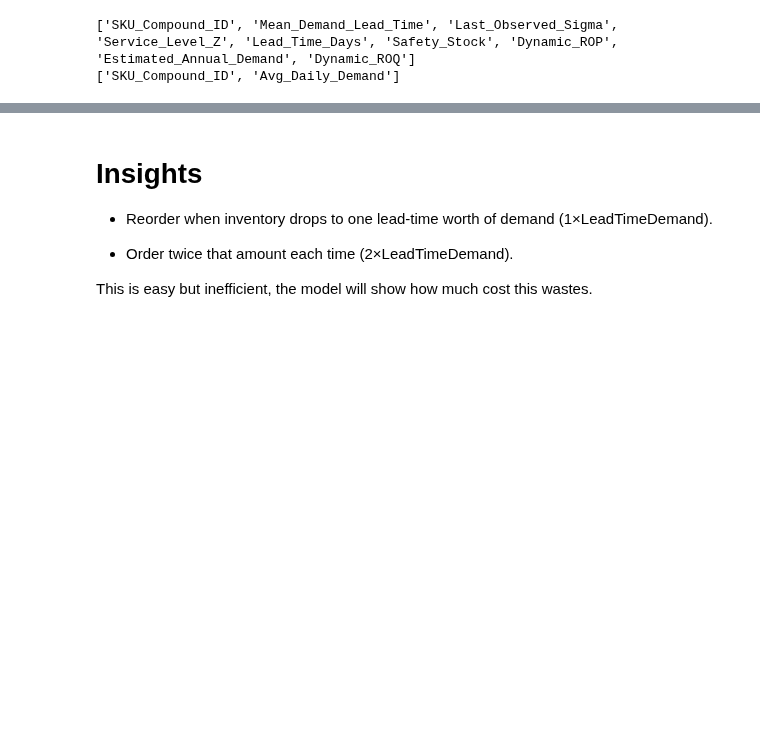
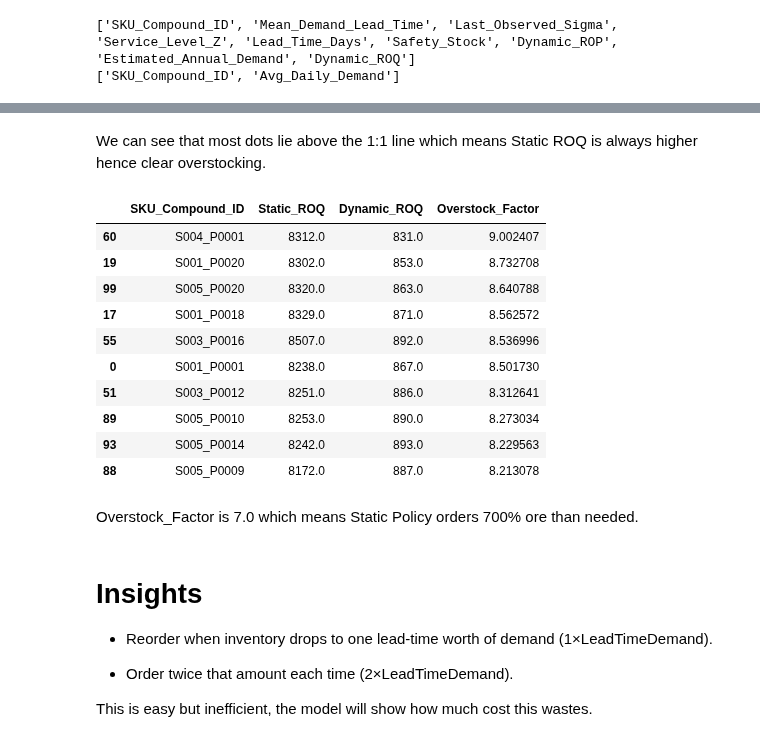
Before and after one commit to Brendatracy-miriti/Inventory_reorder_system, a Jupyter notebook: Notebook/inventory_reorder_system.ipynb, the cells around one changed output, grey strips where cells are left out. Cells and saved outputs as stored; diff of their text form; code cells hidden in the pictures; blank space fills up the shorter version.

```diff
--- a/Notebook/inventory_reorder_system.ipynb
+++ b/Notebook/inventory_reorder_system.ipynb
@@ -309,3 +382,25 @@ future_forecast_data['Static_ROQ'] = (future_forecast_data['Avg_Daily_Demand'] *
+# %% [markdown]
+We can see that most dots lie above the 1:1 line which means Static ROQ is always higher  hence clear overstocking.
+# %%
+# Identify Top 10 Overstocked SKUs based on Static vs Dynamic ROQ
+future_forecast_data['Overstock_Factor'] = (future_forecast_data['Static_ROQ'] - future_forecast_data['Dynamic_ROQ']) / future_forecast_data['Dynamic_ROQ']
+
+top_overstocked = future_forecast_data.sort_values('Overstock_Factor', ascending=False).head(10)
+top_overstocked[['SKU_Compound_ID', 'Static_ROQ', 'Dynamic_ROQ', 'Overstock_Factor']]
+# %% [output]
+|  | SKU_Compound_ID | Static_ROQ | Dynamic_ROQ | Overstock_Factor |
+| 60 | S004_P0001 | 8312.0 | 831.0 | 9.002407 |
+| 19 | S001_P0020 | 8302.0 | 853.0 | 8.732708 |
+| 99 | S005_P0020 | 8320.0 | 863.0 | 8.640788 |
+| 17 | S001_P0018 | 8329.0 | 871.0 | 8.562572 |
+| 55 | S003_P0016 | 8507.0 | 892.0 | 8.536996 |
+| 0 | S001_P0001 | 8238.0 | 867.0 | 8.501730 |
+| 51 | S003_P0012 | 8251.0 | 886.0 | 8.312641 |
+| 89 | S005_P0010 | 8253.0 | 890.0 | 8.273034 |
+| 93 | S005_P0014 | 8242.0 | 893.0 | 8.229563 |
+| 88 | S005_P0009 | 8172.0 | 887.0 | 8.213078 |
+# %% [markdown]
+Overstock_Factor is 7.0 which means Static Policy orders 700% ore than needed.
 # %% [markdown]
 # Insights
 
```
Also changed, not shown: parts of 6 cells of this notebook.
